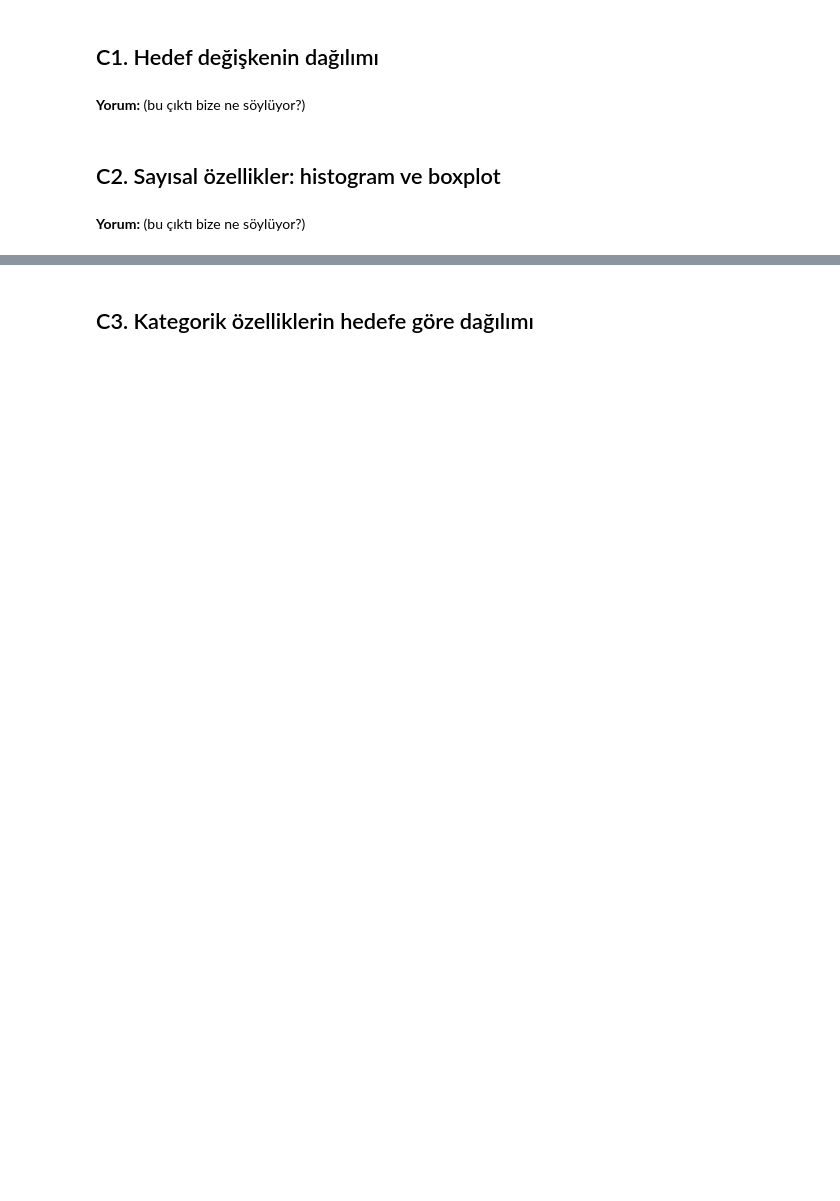
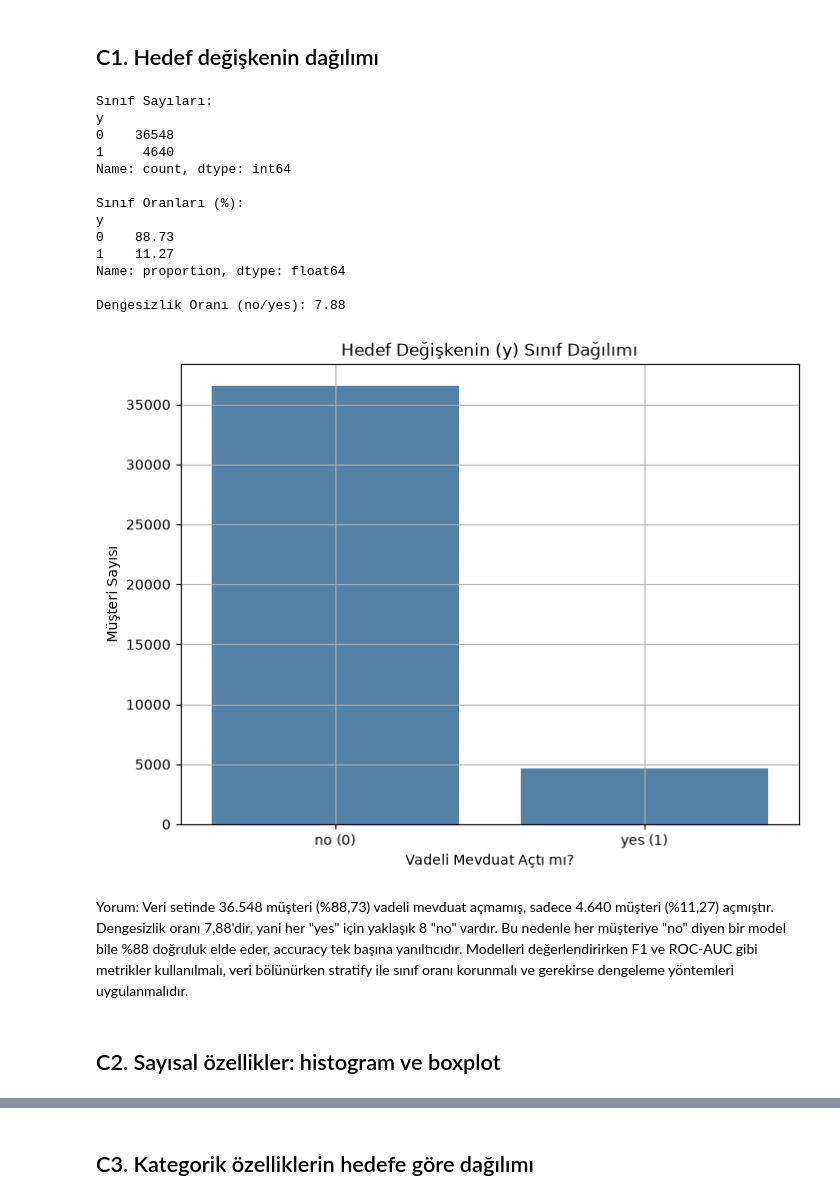
Before and after one commit to zeyneppbaran/ml-proje, a Jupyter notebook: notebooks/02_kesif_analizi.ipynb, the cells around one changed output, grey strips where cells are left out. Drawn from its saved outputs; the diff is of its cells as text; code cells hidden in the pictures; blank space fills up the shorter version.

Commit message:
Aybüke Gökçe Yavaş (Kişi2): keşif analizi (C1-C6) ve XGBoost modeli (E1-E6)

```diff
--- a/notebooks/02_kesif_analizi.ipynb
+++ b/notebooks/02_kesif_analizi.ipynb
@@ -31,4 +40,43 @@ df.head()
-# %% [markdown]
-**Yorum:** (bu çıktı bize ne söylüyor?)
+# %%
+# 1. Hedef değişkenin (y) sınıf sayılarını ve oranlarını hesaplıyoruz
+sinif_sayilari = df['y'].value_counts()
+sinif_oranlari = df['y'].value_counts(normalize=True) * 100
+
+print("Sınıf Sayıları:")
+print(sinif_sayilari)
+print("\nSınıf Oranları (%):")
+print(sinif_oranlari.round(2))
+
+# 2. Dengesizlik oranı: her 'yes' müşteriye kaç 'no' müşteri düşüyor?
+dengesizlik_orani = sinif_sayilari[0] / sinif_sayilari[1]
+print(f"\nDengesizlik Oranı (no/yes): {dengesizlik_orani:.2f}")
+
+# 3. Sınıf dağılımını countplot ile görselleştiriyoruz
+plt.figure(figsize=(8, 6))
+sns.countplot(x='y', data=df, color='steelblue')
+plt.title("Hedef Değişkenin (y) Sınıf Dağılımı")
+plt.xticks([0, 1], ['no (0)', 'yes (1)'])
+plt.xlabel("Vadeli Mevduat Açtı mı?")
+plt.ylabel("Müşteri Sayısı")
+plt.grid(True)
+plt.savefig("figures/c1_hedef_dagilimi.png", dpi=150, bbox_inches='tight')
+plt.show()
+# %% [output]
+Sınıf Sayıları:
+y
+0    36548
+1     4640
+Name: count, dtype: int64
+
+Sınıf Oranları (%):
+y
+0    88.73
+1    11.27
+Name: proportion, dtype: float64
+
+Dengesizlik Oranı (no/yes): 7.88
+[figure, added]
+# %% [markdown]
+Yorum: Veri setinde 36.548 müşteri (%88,73) vadeli mevduat açmamış, sadece 4.640 müşteri (%11,27) açmıştır. Dengesizlik oranı 7,88'dir, yani her "yes" için yaklaşık 8 "no" vardır. Bu nedenle her müşteriye "no" diyen bir model bile %88 doğruluk elde eder, accuracy tek başına yanıltıcıdır. Modelleri değerlendirirken F1 ve ROC-AUC gibi metrikler kullanılmalı, veri bölünürken stratify ile sınıf oranı korunmalı ve gerekirse dengeleme yöntemleri uygulanmalıdır.
 # %% [markdown]
 ## C2. Sayısal özellikler: histogram ve boxplot
@@ -37,2 +82,0 @@ df.head()
-# %% [markdown]
-**Yorum:** (bu çıktı bize ne söylüyor?)
```
Also changed, not shown: parts of 19 cells of this notebook, 14 other files.
